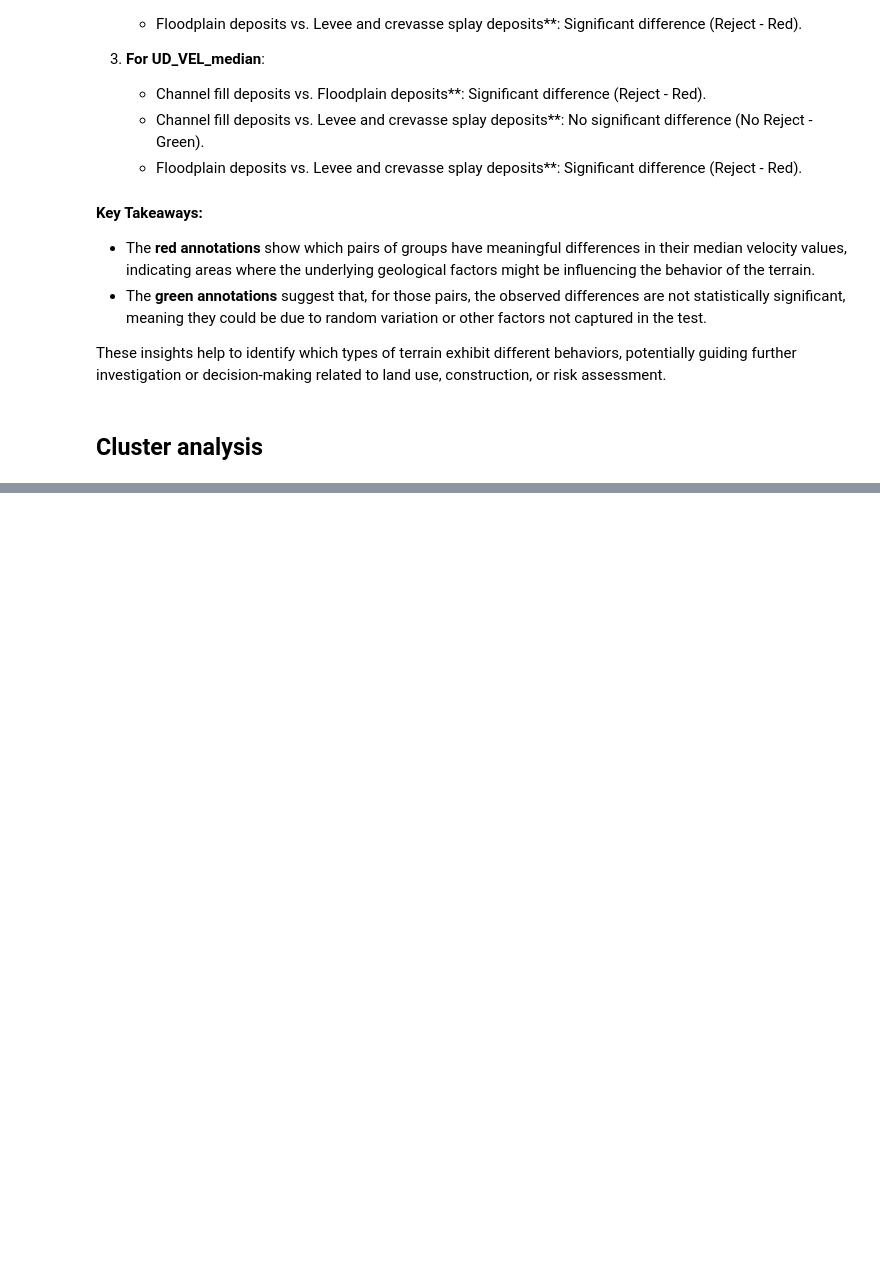
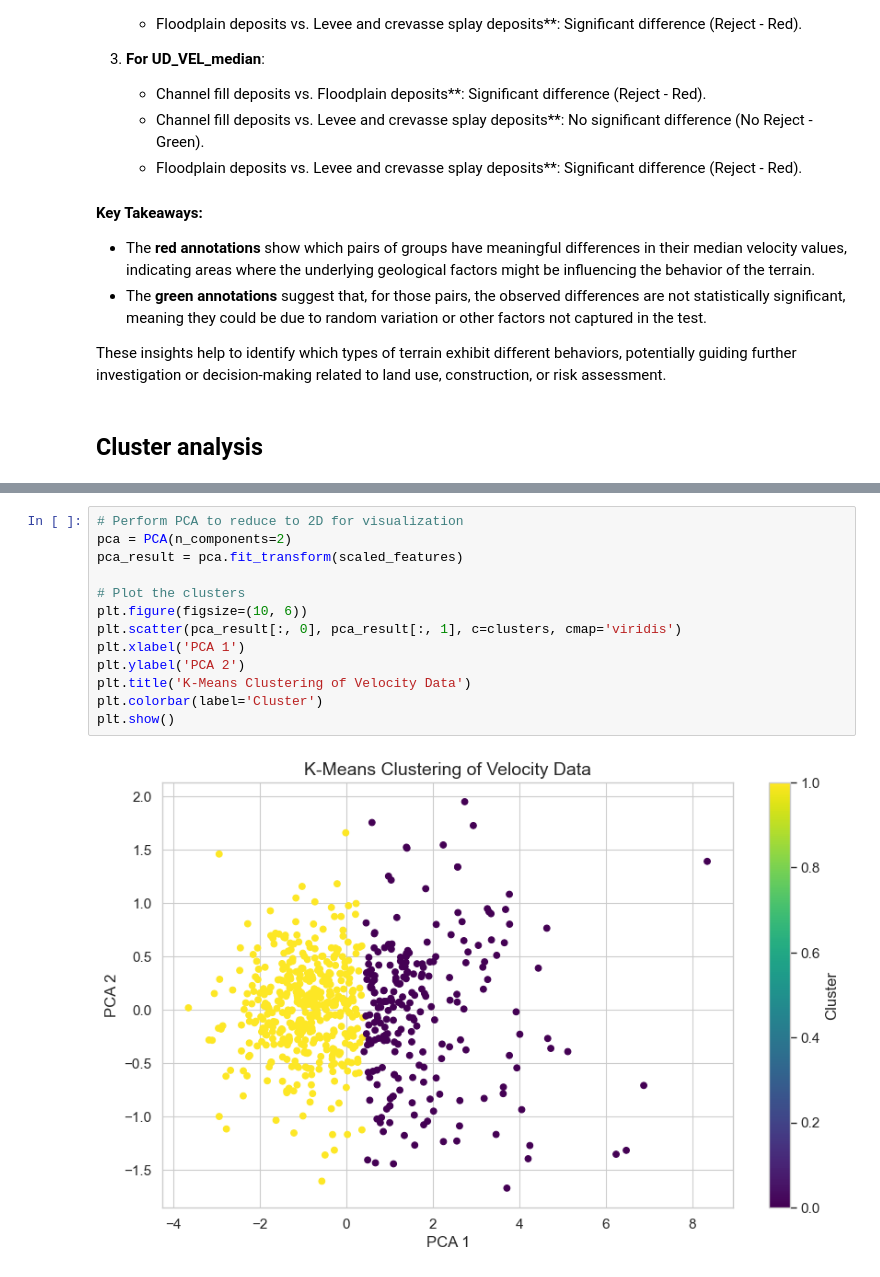
Before and after one commit to gmastrantoni/Geo-Clustering-Building-Displacements, a Jupyter notebook: Ferrara/ML_Clustering_FE.ipynb, the cells around one changed output, grey strips where cells are left out. Saved outputs shown, nothing was run; the diff lists cells and outputs as text; blank space fills up the shorter version.

```diff
--- a/Ferrara/ML_Clustering_FE.ipynb
+++ b/Ferrara/ML_Clustering_FE.ipynb
@@ -461,0 +461,15 @@ NameError: name 'plt' is not defined
+# %%
+# Perform PCA to reduce to 2D for visualization
+pca = PCA(n_components=2)
+pca_result = pca.fit_transform(scaled_features)
+
+# Plot the clusters
+plt.figure(figsize=(10, 6))
+plt.scatter(pca_result[:, 0], pca_result[:, 1], c=clusters, cmap='viridis')
+plt.xlabel('PCA 1')
+plt.ylabel('PCA 2')
+plt.title('K-Means Clustering of Velocity Data')
+plt.colorbar(label='Cluster')
+plt.show()
+# %% [output]
+[figure, added]
```
Also changed, not shown: parts of 5 cells of this notebook.
